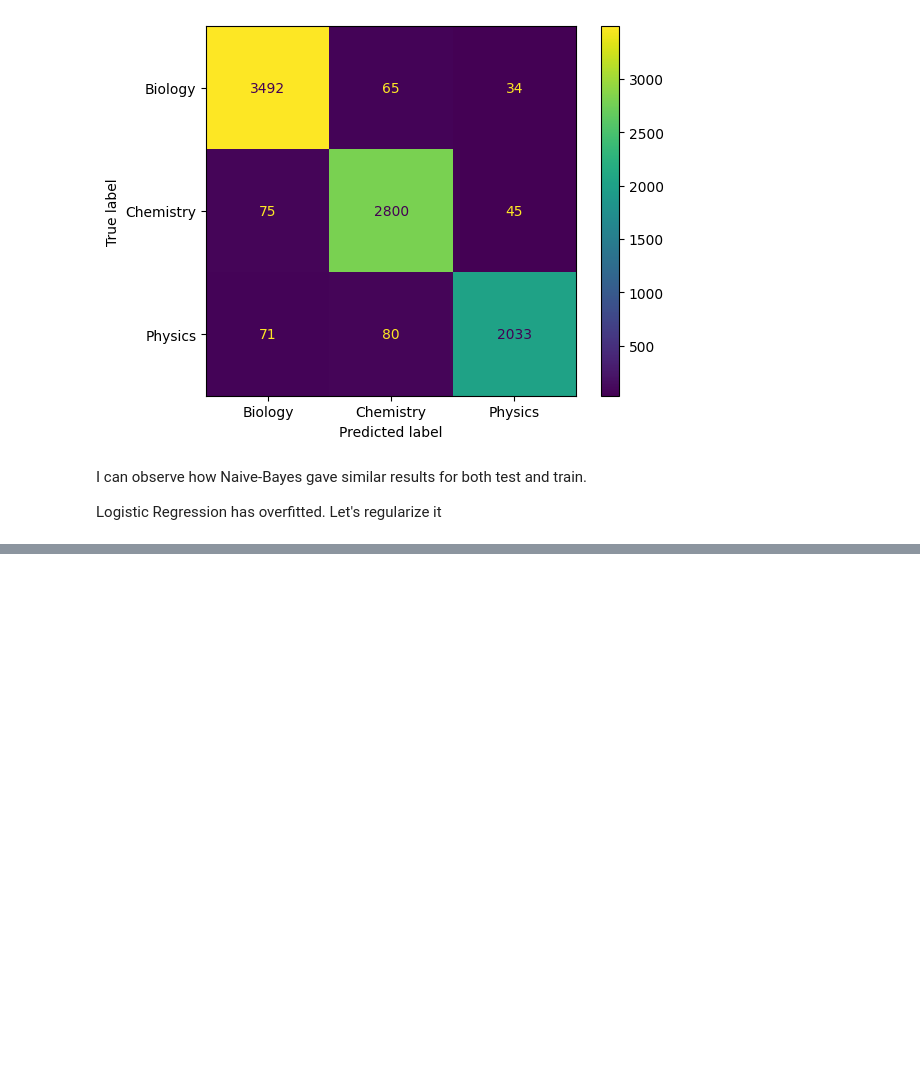
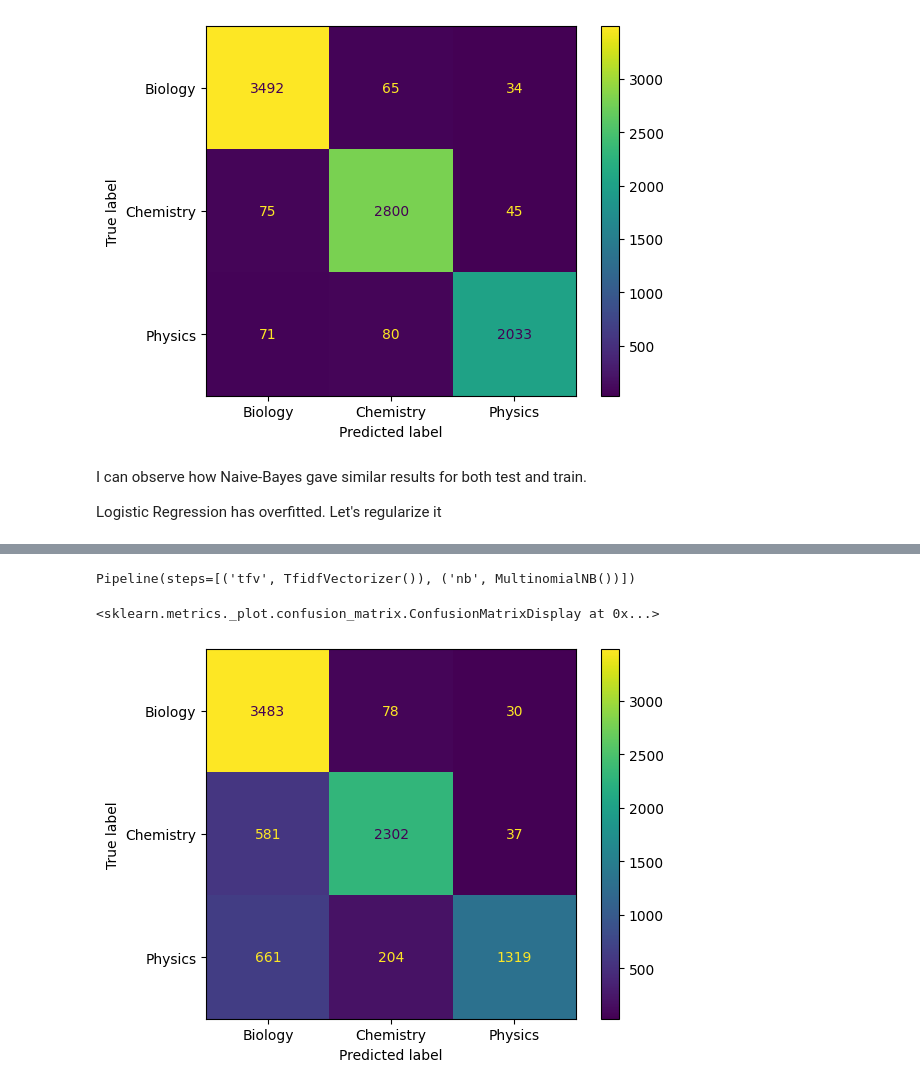
Before and after one commit to I-am-Sakthivel/phy_chem_bio, a Jupyter notebook: phy_chem_bio.ipynb, the cells around one changed output, grey strips where cells are left out. Saved outputs shown, nothing was run; the diff lists cells and outputs as text; code cells hidden in the pictures; blank space fills up the shorter version.

```diff
--- a/phy_chem_bio.ipynb
+++ b/phy_chem_bio.ipynb
@@ -377,0 +381,14 @@ for i in [1e-4,1e-3,1e-2]:
+# %%
+tfpipe=Pipeline([
+    ('tfv',TfidfVectorizer()),
+    ('nb',MultinomialNB())
+])
+# %%
+tfpipe.fit(X_list,y_train)
+# %% [output]
+Pipeline(steps=[('tfv', TfidfVectorizer()), ('nb', MultinomialNB())])
+# %%
+ConfusionMatrixDisplay.from_estimator(tfpipe,X_list,y_train)
+# %% [output]
+<sklearn.metrics._plot.confusion_matrix.ConfusionMatrixDisplay at 0x...>
+[figure, added]
```
Also changed, not shown: parts of 40 cells of this notebook.
